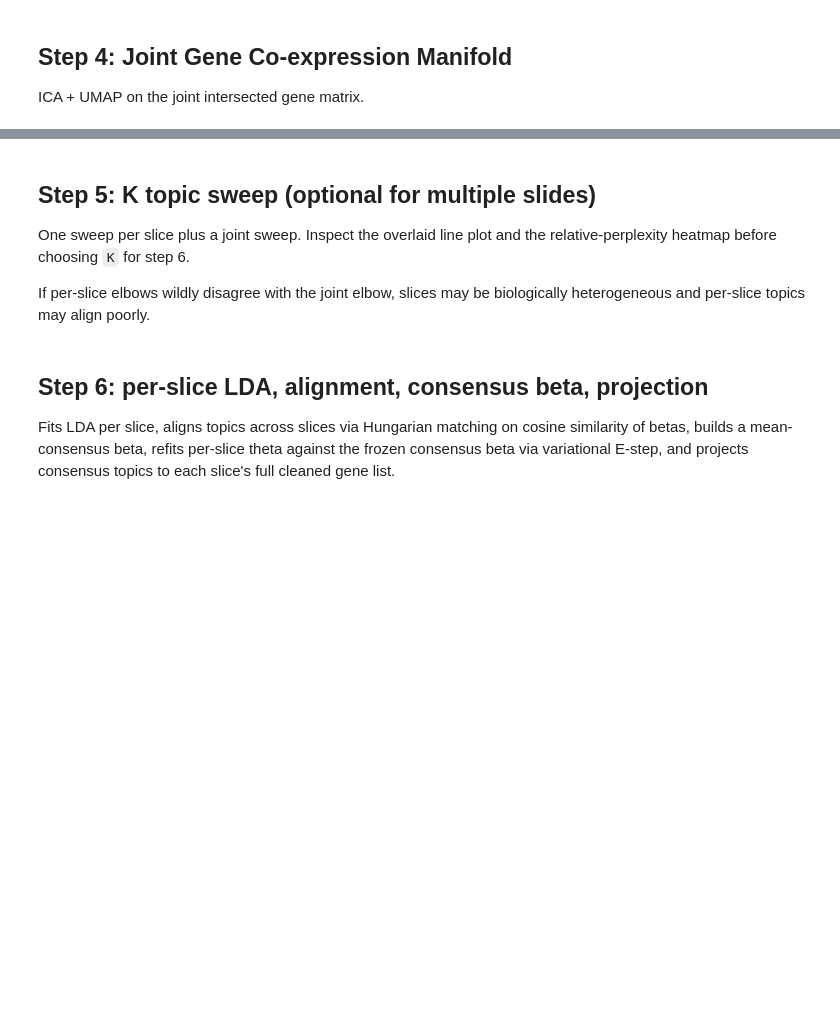
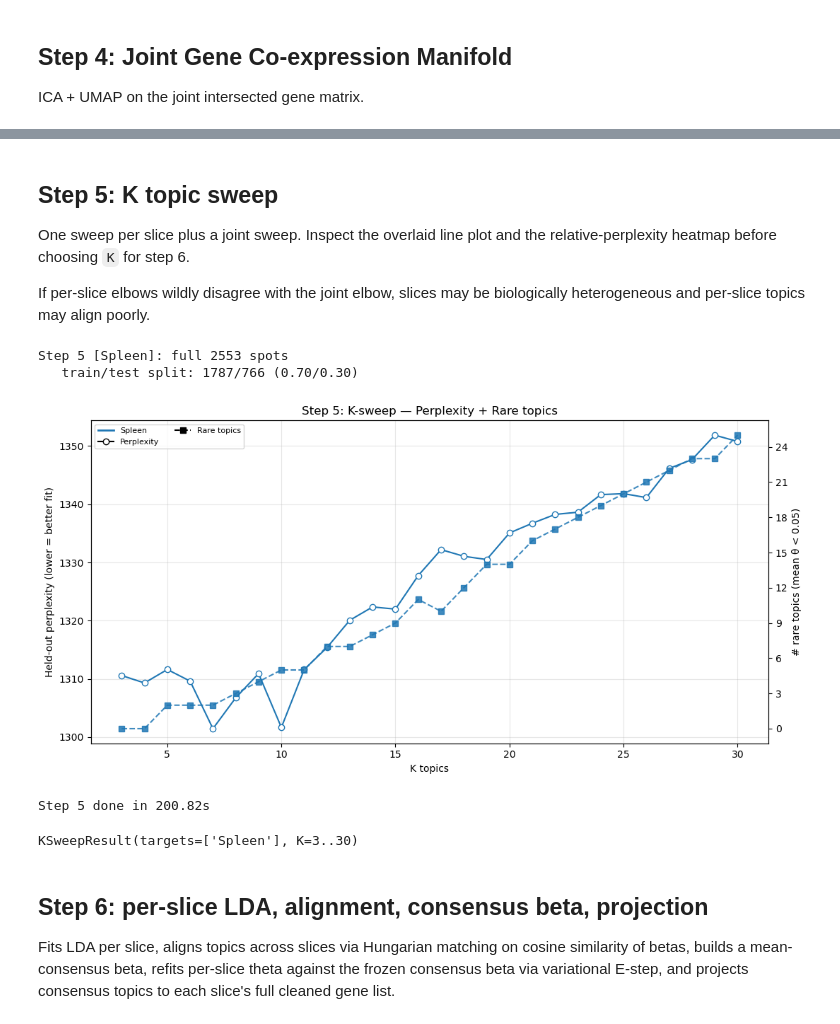
Before and after one commit to Perik-Zavodskii/CoexpressDeconvolve, a Jupyter notebook: CoexpressDeconvolve.ipynb, the cells around one changed output, grey strips where cells are left out. Cells and saved outputs as stored; diff of their text form; code cells hidden in the pictures; blank space fills up the shorter version.

```diff
--- a/CoexpressDeconvolve.ipynb
+++ b/CoexpressDeconvolve.ipynb
@@ -95,14 +95,20 @@ Step 4 done in 44.16s
 # %% [markdown]
-## Step 5: K topic sweep (optional for multiple slides)
+## Step 5: K topic sweep
 One sweep per slice plus a joint sweep. Inspect the overlaid line plot and the relative-perplexity heatmap before choosing `K` for step 6.
 
 If per-slice elbows wildly disagree with the joint elbow, slices may be biologically heterogeneous and per-slice topics may align poorly.
 # %%
-# codeconv.step5_ksweep(
-#     odg_pack,
-#     min_k=3, max_k=30,
-#     perc_rare_thresh = 0.05,
-# )
+codeconv.step5_ksweep(
+    odg_pack,
+    min_k=3, max_k=30,
+    perc_rare_thresh = 0.05,
+)
+# %% [output]
+Step 5 [Spleen]: full 2553 spots
+   train/test split: 1787/766 (0.70/0.30)
+[figure, added]
+Step 5 done in 200.82s
+KSweepResult(targets=['Spleen'], K=3..30)
 # %% [markdown]
 ## Step 6: per-slice LDA, alignment, consensus beta, projection
 Fits LDA per slice, aligns topics across slices via Hungarian matching on cosine similarity of betas, builds a mean-consensus beta, refits per-slice theta against the frozen consensus beta via variational E-step, and projects consensus topics to each slice's full cleaned gene list.
```
Also changed, not shown: parts of 8 cells of this notebook.
